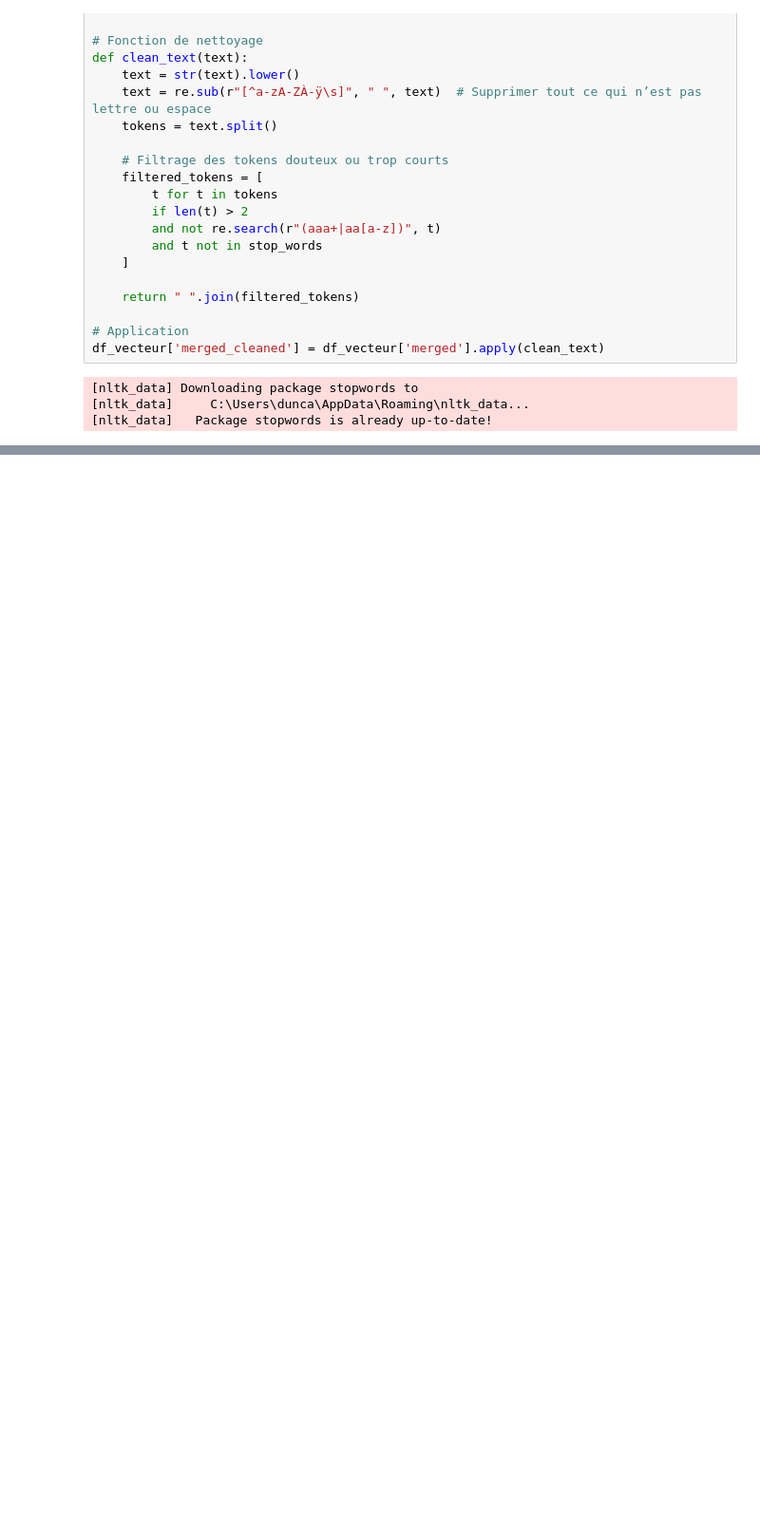
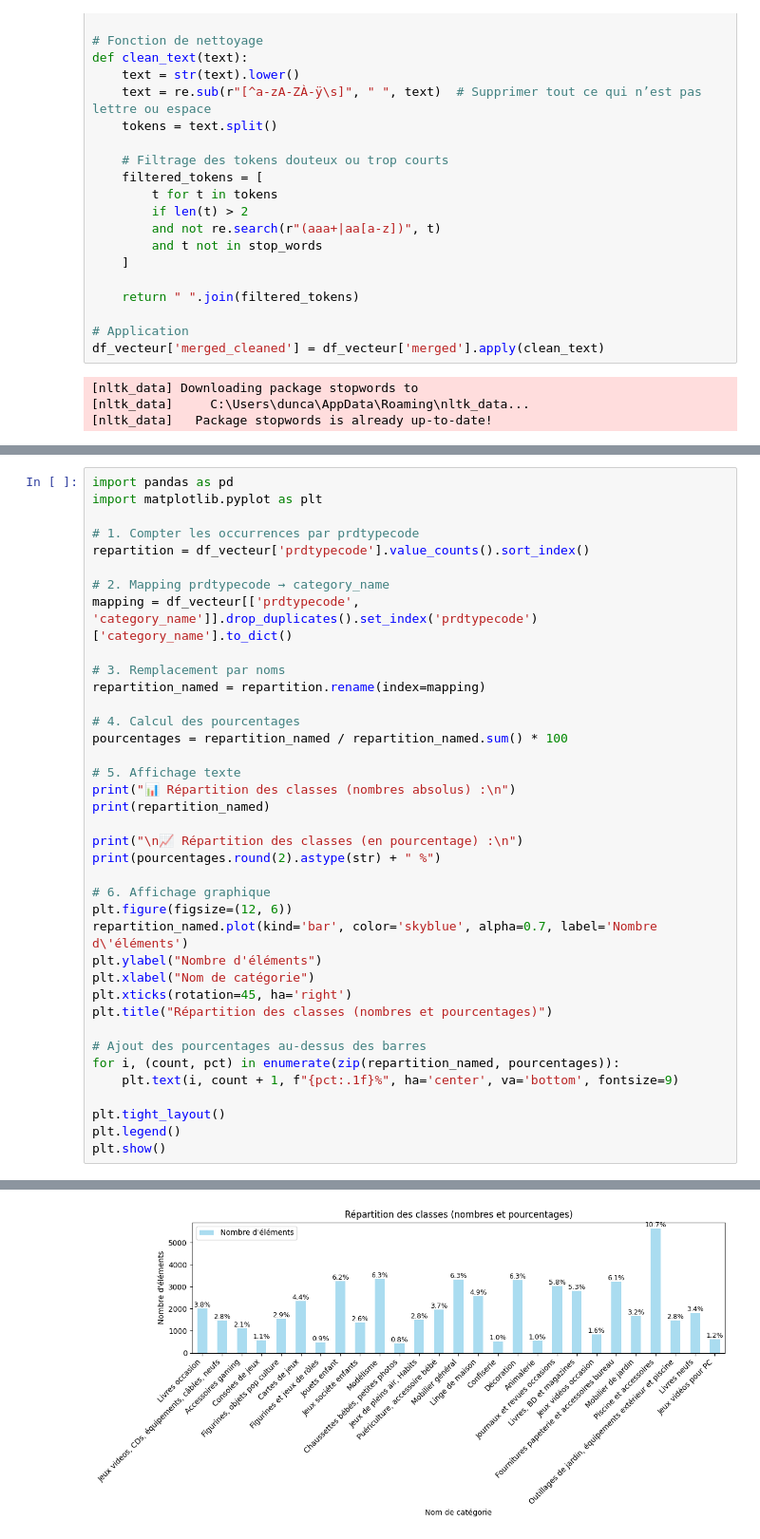
Before and after one commit to elkarimero/rakuten-challenge, a Jupyter notebook: notebooks/Modélisation (SMOTE, Pytorch, etc.).ipynb, the cells around one changed output, grey strips where cells are left out. Shown at 95% size. Saved outputs shown, nothing was run; the diff lists cells and outputs as text; blank space fills up the shorter version.

```diff
--- a/notebooks/Modélisation (SMOTE, Pytorch, etc.).ipynb
+++ b/notebooks/Modélisation (SMOTE, Pytorch, etc.).ipynb
@@ -406,0 +415,39 @@ Epoch [10/10], Train Loss: 0.2536, Train Accuracy: 92.62%, Test Loss: 0.3471, Te
+# %%
+import pandas as pd
+import matplotlib.pyplot as plt
+
+# 1. Compter les occurrences par prdtypecode
+repartition = df_vecteur['prdtypecode'].value_counts().sort_index()
+
+# 2. Mapping prdtypecode → category_name
+mapping = df_vecteur[['prdtypecode', 'category_name']].drop_duplicates().set_index('prdtypecode')['category_name'].to_dict()
+
+# 3. Remplacement par noms
+repartition_named = repartition.rename(index=mapping)
+
+# 4. Calcul des pourcentages
+pourcentages = repartition_named / repartition_named.sum() * 100
+
+# 5. Affichage texte
+print("📊 Répartition des classes (nombres absolus) :\n")
+print(repartition_named)
+
+print("\n📈 Répartition des classes (en pourcentage) :\n")
+print(pourcentages.round(2).astype(str) + " %")
+
+# 6. Affichage graphique
+plt.figure(figsize=(12, 6))
+repartition_named.plot(kind='bar', color='skyblue', alpha=0.7, label='Nombre d\'éléments')
+plt.ylabel("Nombre d'éléments")
+plt.xlabel("Nom de catégorie")
+plt.xticks(rotation=45, ha='right')
+plt.title("Répartition des classes (nombres et pourcentages)")
+
+# Ajout des pourcentages au-dessus des barres
+for i, (count, pct) in enumerate(zip(repartition_named, pourcentages)):
+    plt.text(i, count + 1, f"{pct:.1f}%", ha='center', va='bottom', fontsize=9)
+
+plt.tight_layout()
+plt.legend()
+plt.show()
+# %% [output]
@@ -407,3 +471,4 @@ Epoch [10/10], Train Loss: 0.2536, Train Accuracy: 92.62%, Test Loss: 0.3471, Te
+[figure, added]
 # %%
 import pandas as pd
 from sklearn.model_selection import train_test_split
```
Also changed, not shown: parts of 23 cells of this notebook.
